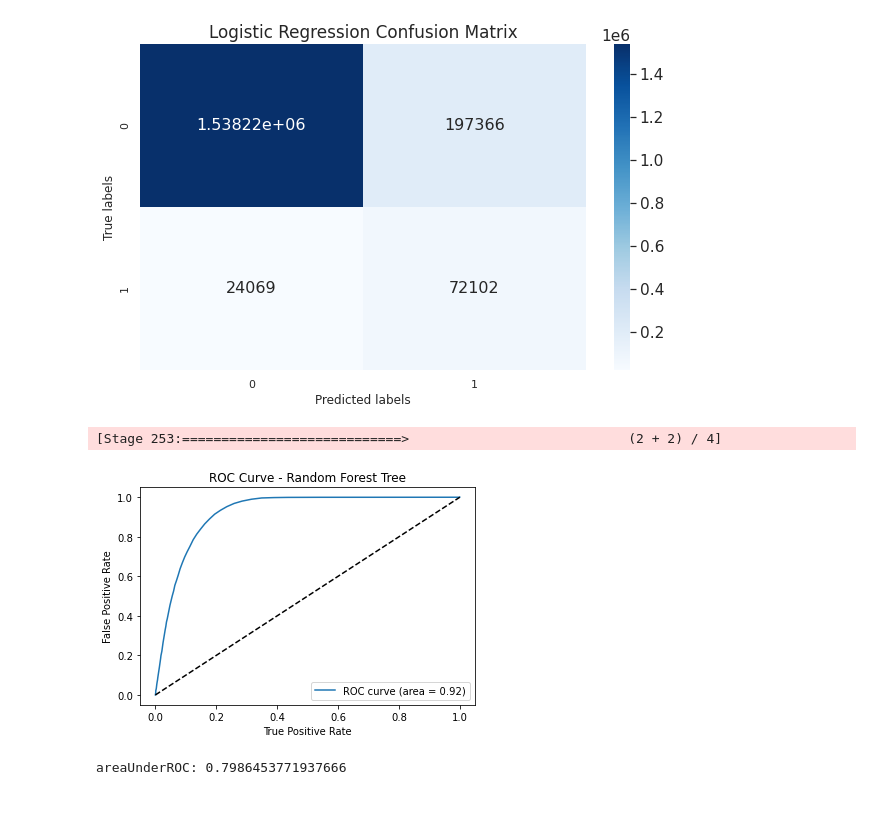
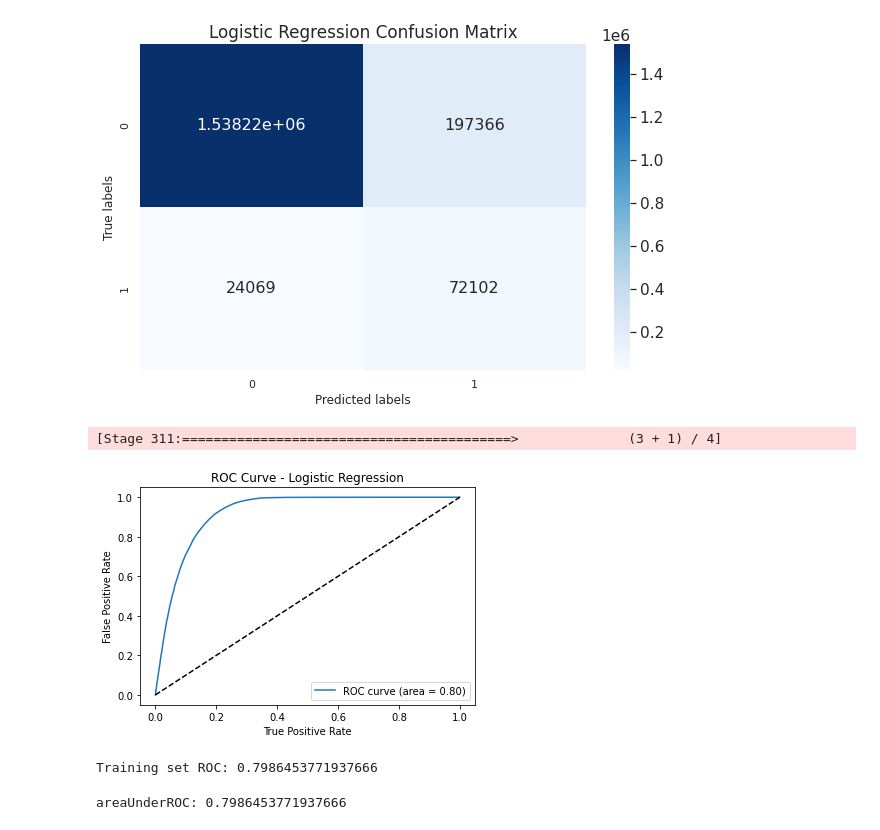
Before and after one commit to Dindera/Analyze, a Jupyter notebook: notebooks/Model Training and Evaluation.ipynb, the cells around one changed output. Drawn from its saved outputs; the diff is of its cells as text; code cells hidden in the pictures.

```diff
--- a/notebooks/Model Training and Evaluation.ipynb
+++ b/notebooks/Model Training and Evaluation.ipynb
@@ -230,0 +253,27 @@ browsers
+# %%
+# Show the action type count
+
+sql = """
+      SELECT
+      CASE
+         WHEN action_type = '1' THEN 'Click through of product lists'
+         WHEN action_type = '2' THEN 'Product detail views'
+         WHEN action_type = '5' THEN 'Check out'
+         WHEN action_type = '6' THEN 'Completed purchase'
+         ELSE 'Other action types'
+      END AS action_types,
+      COUNT(*) AS sessions
+      FROM db_researchData
+      GROUP BY action_types
+      ORDER BY sessions ASC
+      """
+action_type = spark.sql(sql).toPandas()
+action_type_df = pd.DataFrame(action_type)
+action_type_df.set_index('action_types', inplace=True)
+
+
+explode = (0, 0.1, 0, 0)
+action_type_plot = action_type_df.plot(figsize = (10, 6), kind='pie', autopct='%1.1f%%',x="action_types",pctdistance=0.85,textprops=dict(color="snow"), y="sessions",counterclock=True)
+plt.legend(title="Action Types", loc="upper right", bbox_to_anchor=(1, 0, 0.5, 1))
+plt.title("Users Action Type", fontsize = 20, color = 'g')
+plt.show()
@@ -734,26 +785,31 @@ LR = LogisticRegression(maxIter=10, regParam=0.3, elasticNetParam=0.8, weightCol
 
 LR_model = LR.fit(train)
 # %% [output]
-[Stage 253:============================>                            (2 + 2) / 4]
+[Stage 311:==========================================>              (3 + 1) / 4]
 # %%
 # Test the model
 LR_summary = LR_model.summary
 
 LR_result = LR_model.transform(test)
 
+evaluate = LR_result.select("prediction", "label")
+auc_eval = BinaryClassificationEvaluator(metricName="areaUnderROC", rawPredictionCol="prediction")
+auc = auc_eval.evaluate(evaluate)
+
 ROC = LR_summary.roc.toPandas()
-label = 'ROC curve (area = %.2f)'% LR_summary.areaUnderROC
+label = 'ROC curve (area = %.2f)'% auc
 plt.plot(ROC['FPR'],ROC['TPR'], label=label)
 plt.plot([0, 1], [0, 1], 'k--')
 plt.ylabel('False Positive Rate')
 plt.xlabel('True Positive Rate')
-plt.title('ROC Curve - Random Forest Tree')
+plt.title('ROC Curve - Logistic Regression')
 plt.legend(loc="lower right")
 plt.show()
 
-print('Training set ROC: ' + str(LR_summary.areaUnderROC))
+print('Training set ROC: ' + str(auc))
 # %% [output]
-[figure, old version]
+[figure, new version]
+Training set ROC: 0.7986453771937666
 # %%
 auc_eval = BinaryClassificationEvaluator(metricName="areaUnderROC", rawPredictionCol="prediction")
 accuracy_eval = MulticlassClassificationEvaluator(metricName="accuracy")
```
Also changed, not shown: parts of 14 cells of this notebook, 23 other files.
